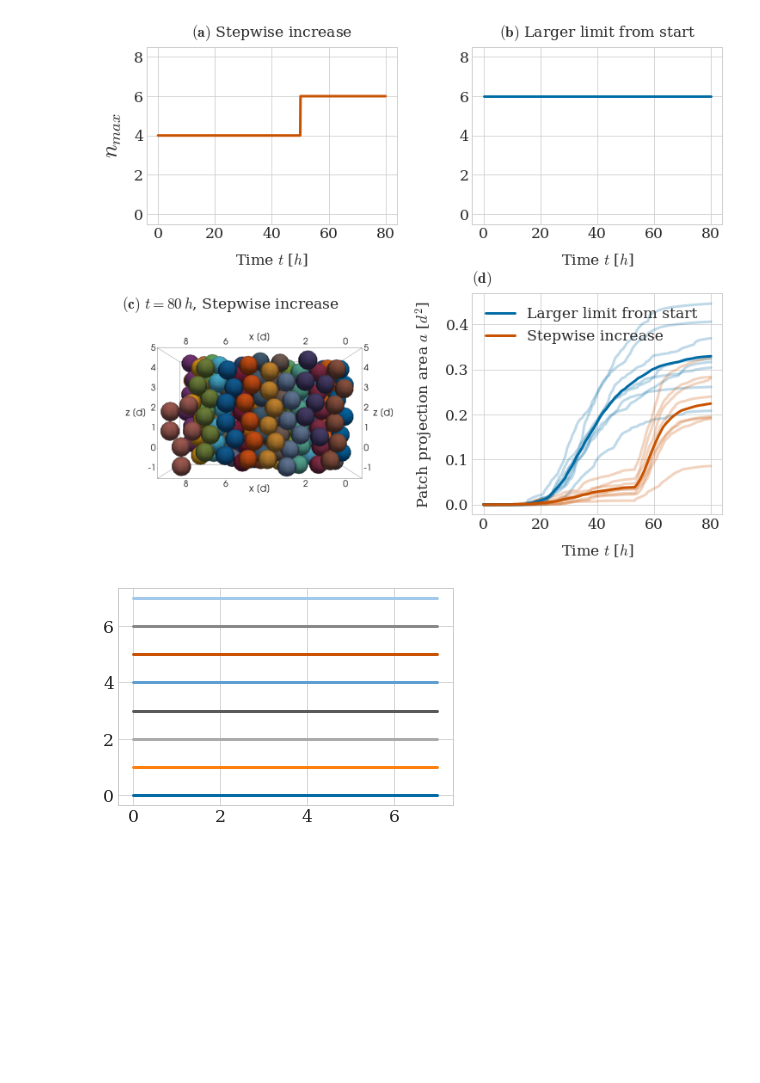
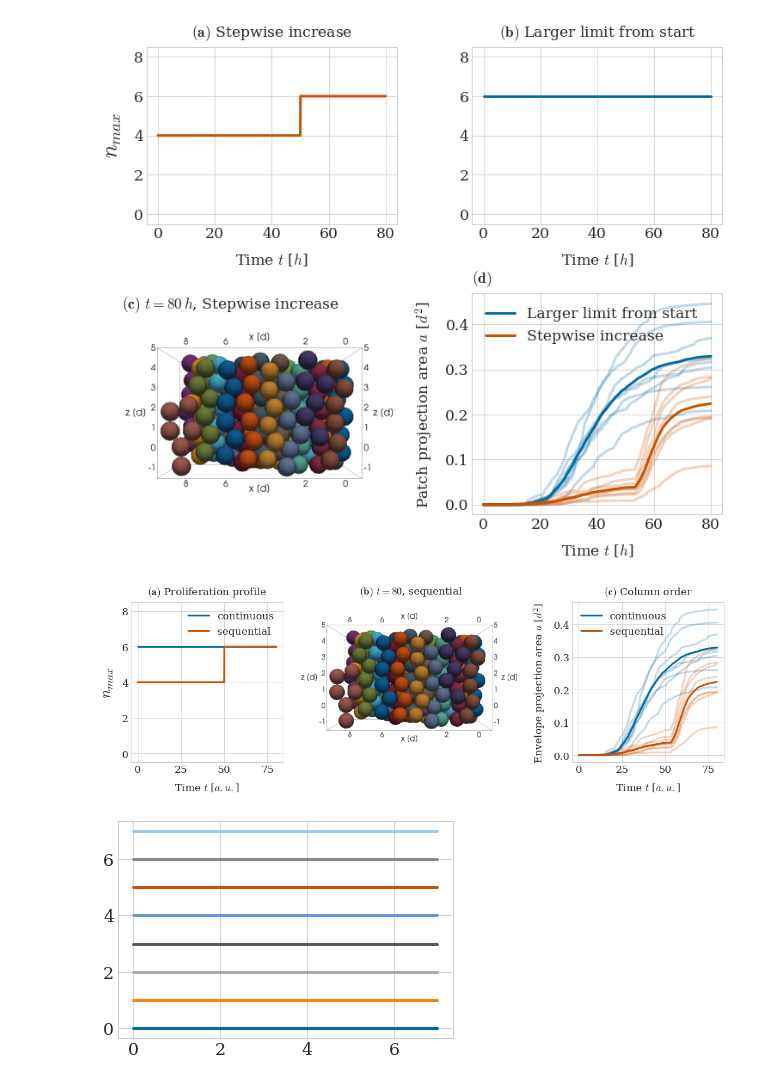
Before and after one commit to somathias/CartilageCBM, a Jupyter notebook: exp-mesenchymal_condensation_draft.ipynb, the cells around one changed output. Drawn from its saved outputs; the diff is of its cells as text; code cells hidden in the pictures; blank space fills up the shorter version.

```diff
--- a/exp-mesenchymal_condensation_draft.ipynb
+++ b/exp-mesenchymal_condensation_draft.ipynb
@@ -893,6 +893,95 @@ ax3.set_position([ll-ww*0.1, bb-hh*0.2, ww*1.275, hh*1.275])
 plt.savefig(path_to_plots+'ppa_continue.pdf', bbox_inches='tight', dpi=600)
 # %% [output]
 [figure]
+# %%
+#fig, axd = plt.subplot_mosaic([['upper', 'upper'],
+#                               ['lower left', 'lower right']],
+#                              figsize=(14, 10), gridspec_kw={'hspace': 0.3, 'wspace':0.3})
+fig, (ax1, ax2, ax3) = plt.subplots(1, 3,
+                                             figsize=(18,5),
+                                             gridspec_kw={'wspace':0.45}
+                                             #constrained_layout=True
+                                            )
+
+#final1 = mpimg.imread('/home/kubuntu1804/Documents/sf_simulation_results/'+dir_continue+'/0/threshold_48_minus_y_t800.png')
+#crop
+#final1 = final1[100:-100, 610:-650]
+#axd['lower left'].imshow(final1)
+#axd['lower left'].grid(False)
+#axd['lower left'].axis('off')
+#axd['lower left'].set_title(r'$\bf b$  $t=T$, $n_{max}=6$', loc='left')
+
+## axis lower right - increasing column size vs growing larger columns from scratch
+dir_psl6 = 'exp-draft/mesenchymal_condensation/order/20220301-141246/'
+
+# time steps are consistent across runs, so it's sufficient to load them from a single path
+times_d, coords_d = sm.read_in_data('/home/kubuntu1804/Documents/sf_simulation_results/'+dir_psl6 + '7/results_from_time_0/')
+
+ppa_av_d = np.zeros(times_d.shape)
+for seed in range(8):
+    ppa = np.loadtxt('/home/kubuntu1804/Documents/sf_simulation_results/'+dir_psl6+str(seed)+'/results_from_time_0/metrics_results/data_patch_projection_area_av.txt', dtype=float)
+    ppa_av_d += ppa
+    ax3.plot(times_d[:801], ppa[:801], color=defcolors[0], alpha=0.25)
+    #axd['lower right'].plot(times_d[:801], ppa[:801], color=defcolors[seed])
+ppa_av_d = ppa_av_d /8
+
+# time steps are consistent across runs, so it's sufficient to load them from a single path
+times_r, coords_r = sm.read_in_data('/home/kubuntu1804/Documents/sf_simulation_results/'+dir_continue+ '7/results_from_time_0/')
+times_r2, coords_r2 = sm.read_in_data('/home/kubuntu1804/Documents/sf_simulation_results/'+dir_continue + '7/results_from_time_50/')
+
+ppa_av_r = np.zeros(len(times_r)+len(times_r2))
+for seed in range(8):
+    ppa = np.zeros(len(times_r)+len(times_r2))
+    ppa[:len(times_r)] = np.loadtxt('/home/kubuntu1804/Documents/sf_simulation_results/'+dir_continue+str(seed)+'/results_from_time_0/metrics_results/data_patch_projection_area_av.txt', dtype=float)
+    ppa[len(times_r):] = np.loadtxt('/home/kubuntu1804/Documents/sf_simulation_results/'+dir_continue+str(seed)+'/results_from_time_50/metrics_results/data_patch_projection_area_av.txt', dtype=float)
+    ax3.plot(np.concatenate((times_r, times_r2))[:801], ppa[:801], color= defcolors[5], alpha=0.25)
+    #axd['lower right'].plot(np.concatenate((times_r, times_r2))[:801], ppa[:801], color= defcolors[seed])
+    ppa_av_r += ppa
+ppa_av_r = ppa_av_r /8
+
+
+ax3.plot(times_d[:801], ppa_av_d[:801], color=defcolors[0], label='continuous')
+ax3.plot(np.concatenate((times_r, times_r2))[:801], ppa_av_r[:801], color=defcolors[5], label='sequential')
+ax3.legend()
+ax3.set_title(r'$\bf{(c)}$ Column order')
+
+ax3.set_ylabel('Envelope projection area $a$ [$d^2$]')
+ax3.set_xlabel('Time $t$ [$a.u.$]')
+
+#ax1.get_shared_y_axes().join(ax1, ax2)
+
+
+
+n_max = 6*np.ones((801, 1))
+ax1.plot(times_d[:801], n_max, color=defcolors[0], label='continuous')
+ax1.set_xlabel('Time $t$ [$a.u.$]')
+
+#ax1.set_title(r'$\bf{(b)}$ continuous')
+#axd['upper right'].set_yticklabels([])
+#axd['upper left'].set_ylabel('$n_{max}$', fontsize=20)
+
+n_max = np.ones((801, 1))
+n_max[:501] = 4
+n_max[501:] = 6
+ax1.plot(times_d[:801], n_max, color=defcolors[5], label='sequential')
+ax1.set_xlabel('Time $t$ [$a.u.$]')
+ax1.set_ylabel('$n_{max}$', fontsize=26)
+ax1.set_ylim([-0.5,8.5])
+ax1.set_title(r'$\bf{(a)}$ Proliferation profile')
+ax1.legend()
+
+
+snapshot = mpimg.imread('/home/kubuntu1804/Documents/sf_simulation_results/'+dir_continue+'/7/threshold_47_minus_y_t800.png')
+ax2.imshow(snapshot[150:-150, 550:-350])
+ax2.axis('off')
+ax2.set_title(r'$\bf{(b)}$ $t=80$, sequential           ')
+
+ll, bb, ww, hh = ax2.get_position().bounds
+ax2.set_position([ll-ww*0.35, bb-hh*0.3, ww*1.7, hh*1.7])
+
+plt.savefig(path_to_plots+'ppa_continue_1x3.pdf', bbox_inches='tight', dpi=600)
+# %% [output]
+[figure, added]
 # %%
 for s in range(8):
     plt.plot(range(8), s*np.ones((8,1)), color=defcolors[s])
```
Also changed, not shown: 1 other file.
